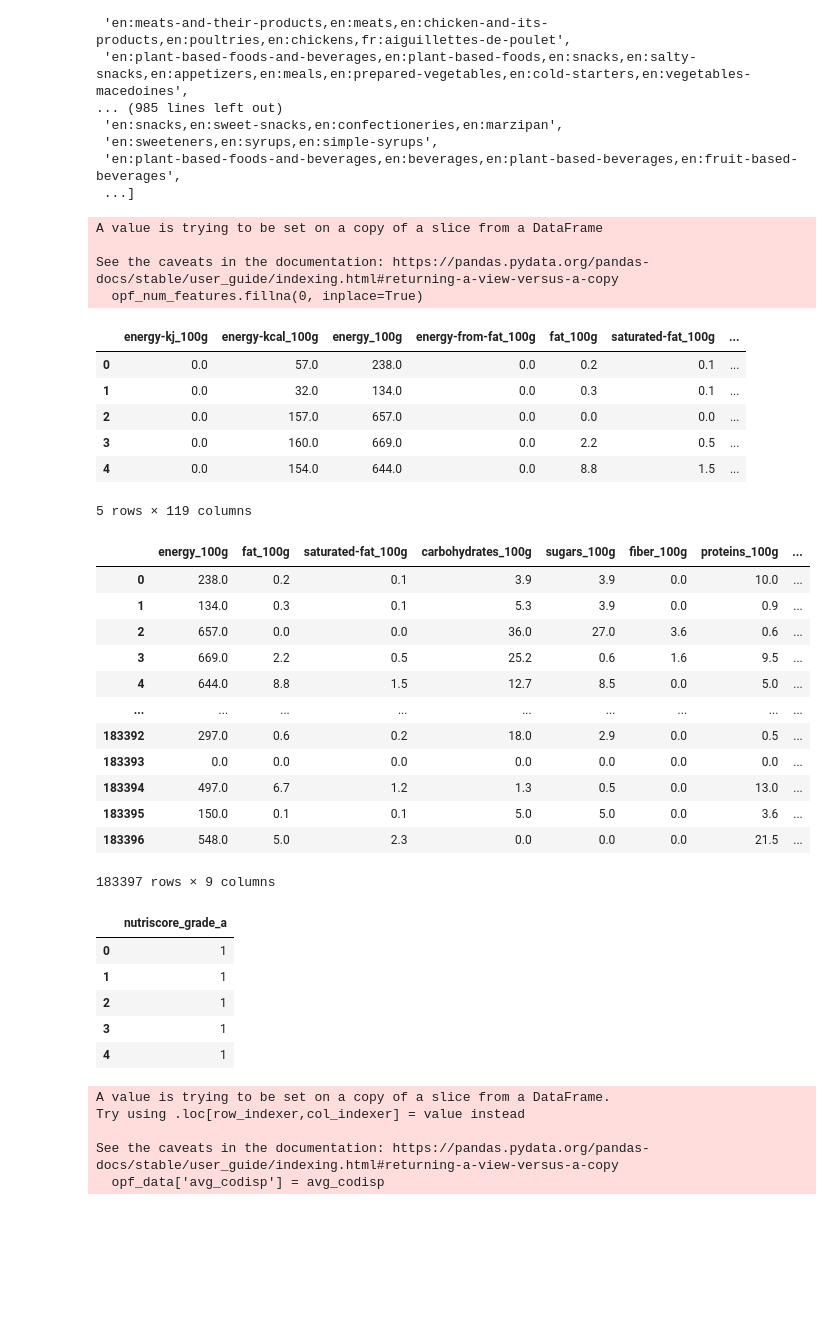
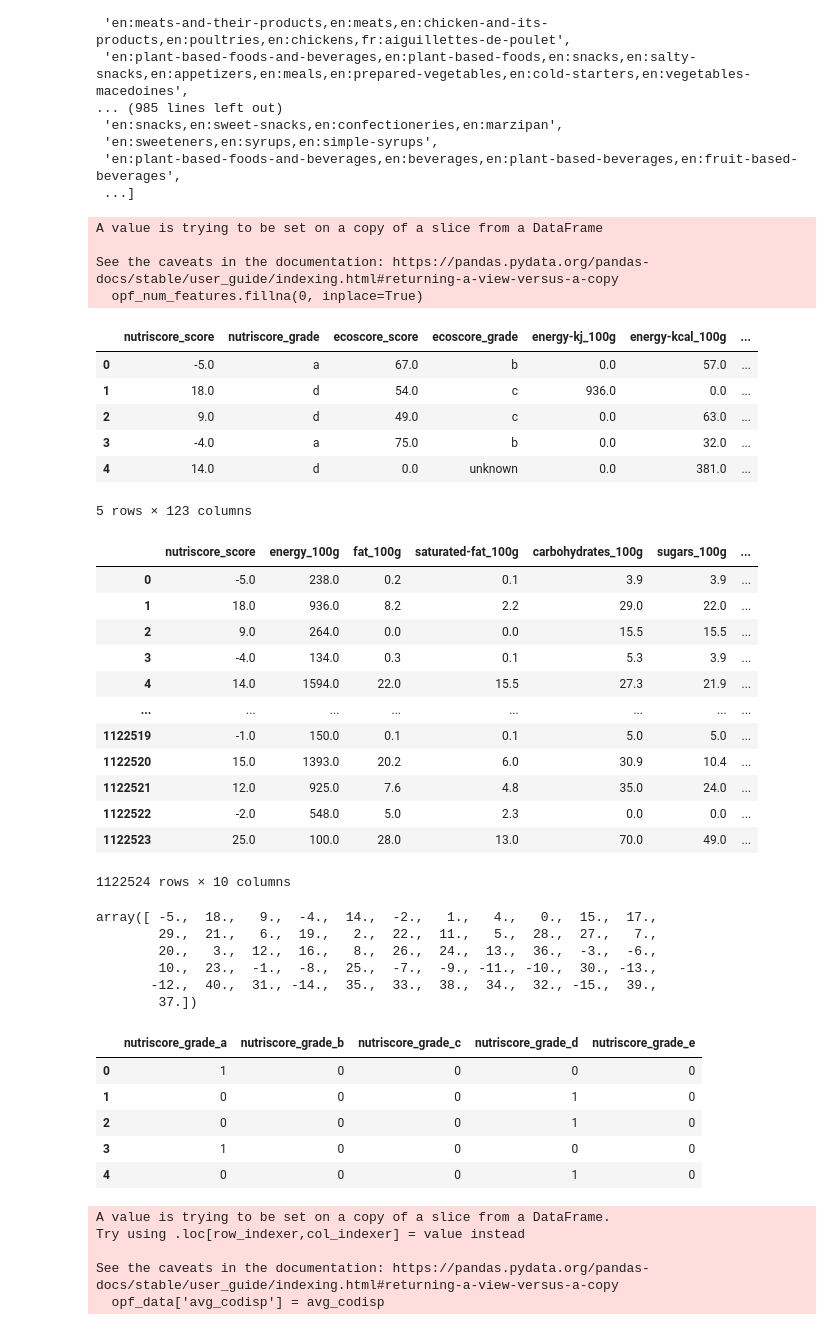
Before and after one commit to baslia/nutri_score, a Jupyter notebook: notebooks/Random_cut_forest.ipynb, the cells around one changed output. Saved outputs shown, nothing was run; the diff lists cells and outputs as text; code cells hidden in the pictures; blank space fills up the shorter version.

```diff
--- a/notebooks/Random_cut_forest.ipynb
+++ b/notebooks/Random_cut_forest.ipynb
@@ -59,12 +59,17 @@ opf_data['categories_tags'].unique().tolist()
  ...]
 # %%
 # Filter the data where the nutriscore is valid
-nutr_score_tgt = 'a'
-opf_data_all = opf_data[opf_data['nutriscore_grade'].isin(['a','b','c','d','e'])]
-opf_data = opf_data_all[opf_data_all['nutriscore_grade'] == nutr_score_tgt]
+nutr_score_tgt = None
+
+if nutr_score_tgt:
+    opf_data_all = opf_data[opf_data['nutriscore_grade'].isin(['a','b','c','d','e'])]
+    opf_data = opf_data_all[opf_data_all['nutriscore_grade'] == nutr_score_tgt]
+else:
+    opf_data = opf_data[opf_data['nutriscore_grade'].isin(['a','b','c','d','e'])]
+
 opf_data.reset_index(drop=True, inplace=True)
 
-opf_num_features = opf_data.filter(regex='_100g')
+opf_num_features = opf_data.filter(regex='_100g|score')
 # replace Nan with zeros
 opf_num_features.fillna(0, inplace=True)
 opf_num_features.head()
@@ -73,31 +78,44 @@ A value is trying to be set on a copy of a slice from a DataFrame
 
 See the caveats in the documentation: https://pandas.pydata.org/pandas-docs/stable/user_guide/indexing.html#returning-a-view-versus-a-copy
   opf_num_features.fillna(0, inplace=True)
-|  | energy-kj_100g | energy-kcal_100g | energy_100g | energy-from-fat_100g | fat_100g | saturated-fat_100g | ... |
-| 0 | 0.0 | 57.0 | 238.0 | 0.0 | 0.2 | 0.1 | ... |
-| 1 | 0.0 | 32.0 | 134.0 | 0.0 | 0.3 | 0.1 | ... |
-| 2 | 0.0 | 157.0 | 657.0 | 0.0 | 0.0 | 0.0 | ... |
-| 3 | 0.0 | 160.0 | 669.0 | 0.0 | 2.2 | 0.5 | ... |
-| 4 | 0.0 | 154.0 | 644.0 | 0.0 | 8.8 | 1.5 | ... |
+|  | nutriscore_score | nutriscore_grade | ecoscore_score | ecoscore_grade | energy-kj_100g | energy-kcal_100g | ... |
+| 0 | -5.0 | a | 67.0 | b | 0.0 | 57.0 | ... |
+| 1 | 18.0 | d | 54.0 | c | 936.0 | 0.0 | ... |
+| 2 | 9.0 | d | 49.0 | c | 0.0 | 63.0 | ... |
+| 3 | -4.0 | a | 75.0 | b | 0.0 | 32.0 | ... |
+| 4 | 14.0 | d | 0.0 | unknown | 0.0 | 381.0 | ... |
-5 rows × 119 columns
+5 rows × 123 columns
 # %%
-important_nutrients = ['energy_100g', 'fat_100g', 'saturated-fat_100g', 'carbohydrates_100g', 'sugars_100g', 'fiber_100g', 'proteins_100g', 'salt_100g', 'sodium_100g']
+important_nutrients = ['nutriscore_score', 'energy_100g', 'fat_100g', 'saturated-fat_100g', 'carbohydrates_100g', 'sugars_100g', 'fiber_100g', 'proteins_100g', 'salt_100g', 'sodium_100g']
+# important_nutrients = ['energy_100g', 'fat_100g', 'saturated-fat_100g', 'carbohydrates_100g', 'sugars_100g', 'fiber_100g', 'proteins_100g', 'salt_100g', 'sodium_100g']
 opf_num_features = opf_num_features[important_nutrients]
+# Convert nutriscore to float
+opf_num_features['nutriscore_score'] = opf_num_features['nutriscore_score'].astype(float)
 opf_num_features
 # %% [output]
-|  | energy_100g | fat_100g | saturated-fat_100g | carbohydrates_100g | sugars_100g | fiber_100g | proteins_100g | ... |
-| 0 | 238.0 | 0.2 | 0.1 | 3.9 | 3.9 | 0.0 | 10.0 | ... |
-| 1 | 134.0 | 0.3 | 0.1 | 5.3 | 3.9 | 0.0 | 0.9 | ... |
-| 2 | 657.0 | 0.0 | 0.0 | 36.0 | 27.0 | 3.6 | 0.6 | ... |
-| 3 | 669.0 | 2.2 | 0.5 | 25.2 | 0.6 | 1.6 | 9.5 | ... |
-| 4 | 644.0 | 8.8 | 1.5 | 12.7 | 8.5 | 0.0 | 5.0 | ... |
-| ... | ... | ... | ... | ... | ... | ... | ... | ... |
-| 183392 | 297.0 | 0.6 | 0.2 | 18.0 | 2.9 | 0.0 | 0.5 | ... |
-| 183393 | 0.0 | 0.0 | 0.0 | 0.0 | 0.0 | 0.0 | 0.0 | ... |
-| 183394 | 497.0 | 6.7 | 1.2 | 1.3 | 0.5 | 0.0 | 13.0 | ... |
-| 183395 | 150.0 | 0.1 | 0.1 | 5.0 | 5.0 | 0.0 | 3.6 | ... |
-| 183396 | 548.0 | 5.0 | 2.3 | 0.0 | 0.0 | 0.0 | 21.5 | ... |
+|  | nutriscore_score | energy_100g | fat_100g | saturated-fat_100g | carbohydrates_100g | sugars_100g | ... |
+| 0 | -5.0 | 238.0 | 0.2 | 0.1 | 3.9 | 3.9 | ... |
+| 1 | 18.0 | 936.0 | 8.2 | 2.2 | 29.0 | 22.0 | ... |
+| 2 | 9.0 | 264.0 | 0.0 | 0.0 | 15.5 | 15.5 | ... |
+| 3 | -4.0 | 134.0 | 0.3 | 0.1 | 5.3 | 3.9 | ... |
+| 4 | 14.0 | 1594.0 | 22.0 | 15.5 | 27.3 | 21.9 | ... |
+| ... | ... | ... | ... | ... | ... | ... | ... |
+| 1122519 | -1.0 | 150.0 | 0.1 | 0.1 | 5.0 | 5.0 | ... |
+| 1122520 | 15.0 | 1393.0 | 20.2 | 6.0 | 30.9 | 10.4 | ... |
+| 1122521 | 12.0 | 925.0 | 7.6 | 4.8 | 35.0 | 24.0 | ... |
+| 1122522 | -2.0 | 548.0 | 5.0 | 2.3 | 0.0 | 0.0 | ... |
+| 1122523 | 25.0 | 100.0 | 28.0 | 13.0 | 70.0 | 49.0 | ... |
-183397 rows × 9 columns
+1122524 rows × 10 columns
+# %%
+# Get the nutriscore_score values to check if the conversion is successful
+opf_num_features['nutriscore_score'].unique()
+# %% [output]
+array([ -5.,  18.,   9.,  -4.,  14.,  -2.,   1.,   4.,   0.,  15.,  17.,
+        29.,  21.,   6.,  19.,   2.,  22.,  11.,   5.,  28.,  27.,   7.,
+        20.,   3.,  12.,  16.,   8.,  26.,  24.,  13.,  36.,  -3.,  -6.,
+        10.,  23.,  -1.,  -8.,  25.,  -7.,  -9., -11., -10.,  30., -13.,
+       -12.,  40.,  31., -14.,  35.,  33.,  38.,  34.,  32., -15.,  39.,
+        37.])
 # %%
 # One hot encode the features
 data_target = opf_data.filter(regex='nutriscore_grade')
@@ -107,12 +125,12 @@ data_target_one_hot = pd.get_dummies(data_target['nutriscore_grade'], prefix='nu
 data_target_one_hot = data_target_one_hot.astype(int)
 data_target_one_hot.head()
 # %% [output]
-|  | nutriscore_grade_a |
-| 0 | 1 |
-| 1 | 1 |
-| 2 | 1 |
-| 3 | 1 |
-| 4 | 1 |
+|  | nutriscore_grade_a | nutriscore_grade_b | nutriscore_grade_c | nutriscore_grade_d | nutriscore_grade_e |
+| 0 | 1 | 0 | 0 | 0 | 0 |
+| 1 | 0 | 0 | 0 | 1 | 0 |
+| 2 | 0 | 0 | 0 | 1 | 0 |
+| 3 | 1 | 0 | 0 | 0 | 0 |
+| 4 | 0 | 0 | 0 | 1 | 0 |
 # %%
 # Running Random Cut Forest
 import numpy as np
```
